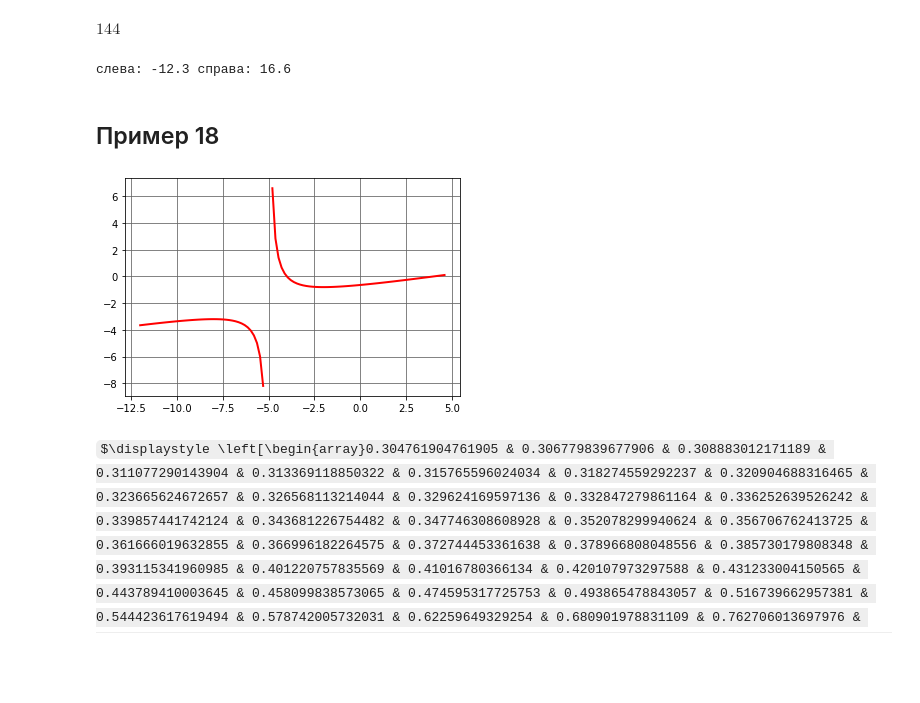
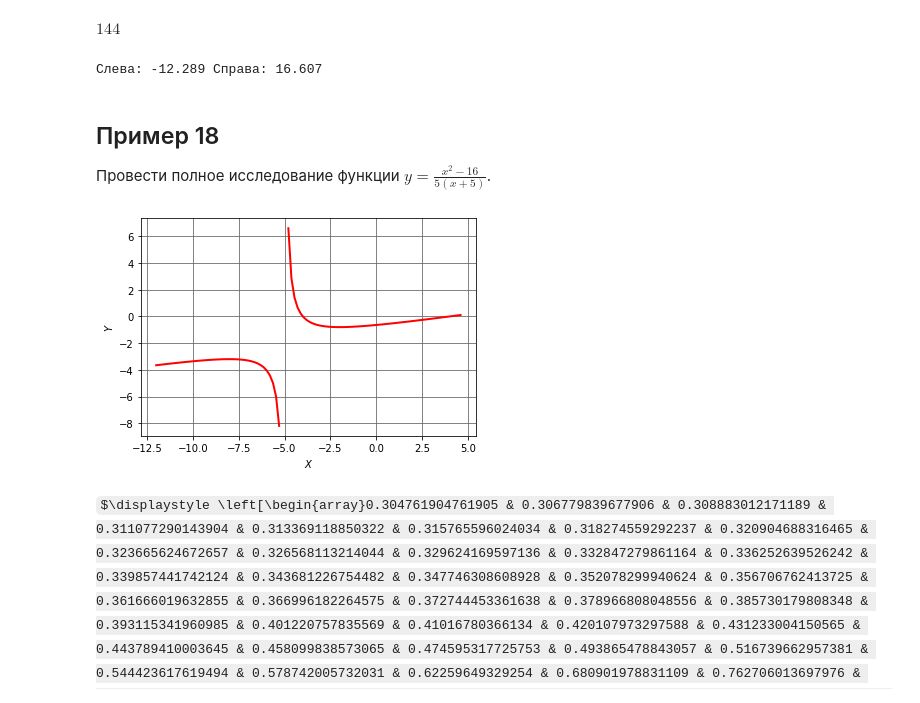
Before and after one commit to VyhodcevEgor/PI, a Jupyter notebook: LR №3/Лабораторная работа №3 Выходцев Е.Д.ipynb, the cells around one changed output. Cells and saved outputs as stored; diff of their text form; code cells hidden in the pictures; some formulas as TeX source; blank space fills up the shorter version.

```diff
--- a/LR №3/Лабораторная работа №3 Выходцев Е.Д.ipynb
+++ b/LR №3/Лабораторная работа №3 Выходцев Е.Д.ipynb
@@ -322,24 +356,26 @@ diff(y,x,3).subs(x, 1)
 # %% [output]
 $\displaystyle 144$
 # %%
-print('слева: %.1f справа: %.1f' % \
-(y_2deriv.subs(х,0.9), y_2deriv.subs(x,1.1)))
+print(f'Слева: {y_2deriv.subs(x,0.9):.3f} Справа: {y_2deriv.subs(x,1.1):.3f}')
 # %% [output]
-слева: -12.3 справа: 16.6
+Слева: -12.289 Справа: 16.607
-# %% [markdown]
-## Пример 18
+# %% [markdown]
+## Пример 18
+Провести полное исследование функции $y=\frac{x^{2}-16}{5(x+5)}$.
 # %%
 x = symbols('x')
 y = (x**2-16)/(5*(x+5))
 f = lambda x: (x**2-16)/(5*(x+5))
 x = np.linspace(-12,4.6,100)
 x[(x>-5.2) & (x < -4.8)] = np.nan
 y = f(x)
 plt.plot(x,y,lw=2,color='red')
+plt.xlabel('$X$')
+plt.ylabel('$Y$')
 plt.grid(True, linestyle='-', color='0.4')
 plt.show()
 # %% [output]
-[figure, old version]
+[figure, new version]
 # %%
 k = limit(y/x, x, oo)
 k
```
Also changed, not shown: parts of 98 cells of this notebook, 5 other files.
